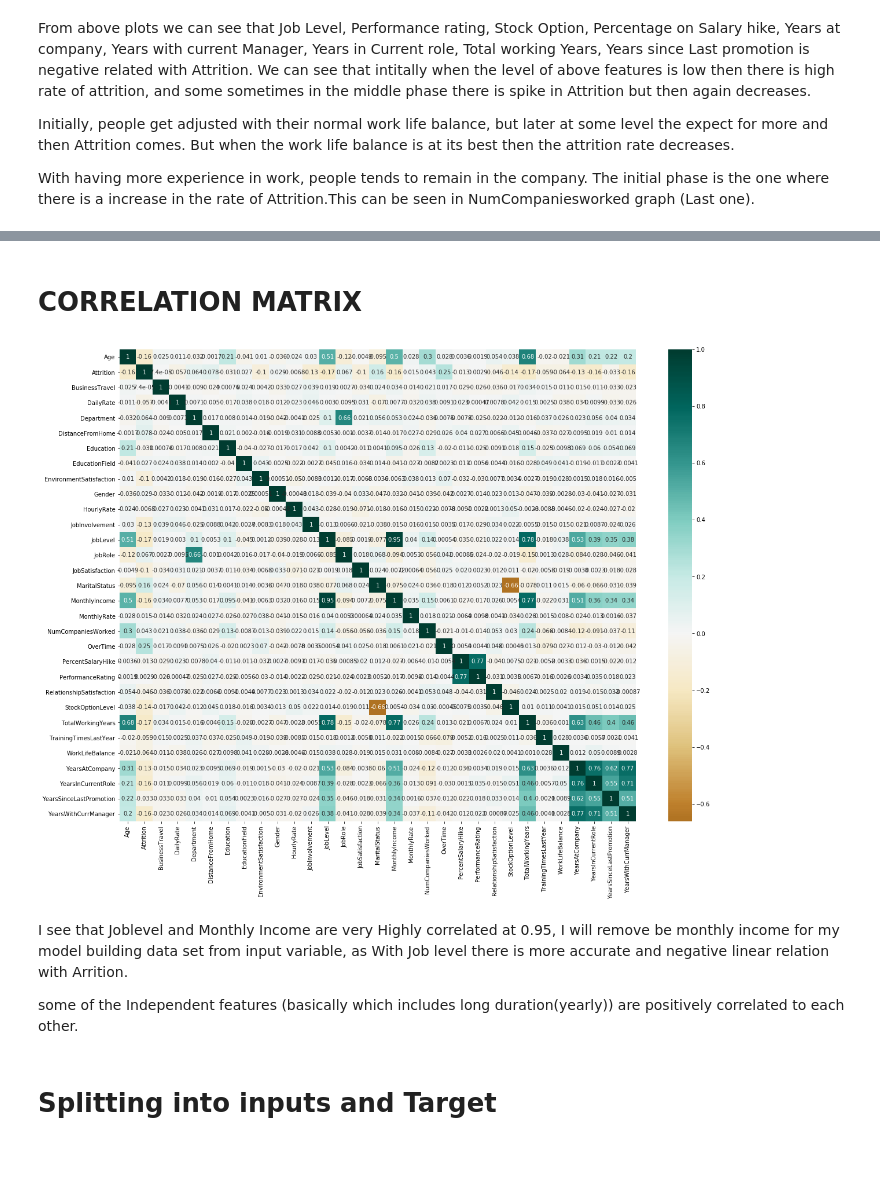
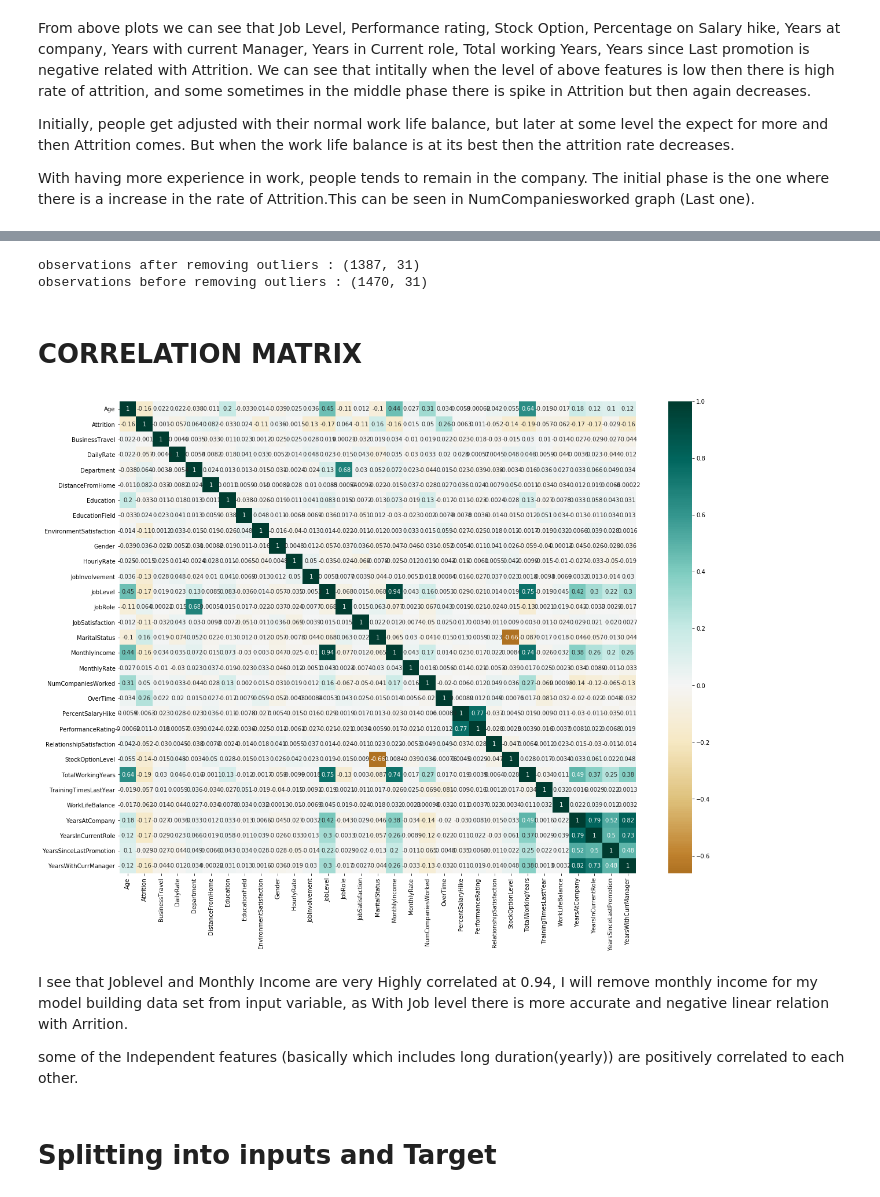
Before and after one commit to sonirl/DT_Evaluation-projects, a Jupyter notebook: project_4_HRanalytics.ipynb, the cells around one changed output, grey strips where cells are left out. Saved outputs shown, nothing was run; the diff lists cells and outputs as text; code cells hidden in the pictures; blank space fills up the shorter version.

```diff
--- a/project_4_HRanalytics.ipynb
+++ b/project_4_HRanalytics.ipynb
@@ -531,0 +536,4 @@ With having more experience in work, people tends to remain in the company. The
+# %%
+#using zscore test for detecting outliers
+from scipy.stats import zscore
+z = np.abs(zscore(data_copy))
@@ -532,13 +561,20 @@ With having more experience in work, people tends to remain in the company. The
+# %%
+data_after_outliers = data_copy[(z<3).all(axis = 1)]
+print('observations after removing outliers :',data_after_outliers.shape)
+print('observations before removing outliers :', data_copy.shape)
+# %% [output]
+observations after removing outliers : (1387, 31)
+observations before removing outliers : (1470, 31)
 # %% [markdown]
 # CORRELATION MATRIX
 # %%
 plt.figure(figsize=(20,15))
-sns.heatmap(data_copy.corr(),annot=True,cmap='BrBG',center=0)
+sns.heatmap(data_after_outliers.corr(),annot=True,cmap='BrBG',center=0)
 plt.show()
 # %% [output]
-[figure, old version]
+[figure, new version]
 # %% [markdown]
-I see that Joblevel and Monthly Income are very Highly correlated at 0.95, I will remove be monthly income for my model building data set from input variable, as With Job level there is more accurate and negative linear relation with Arrition.
+I see that Joblevel and Monthly Income are very Highly correlated at 0.94, I will remove  monthly income for my model building data set from input variable, as With Job level there is more accurate and negative linear relation with Arrition.
 
 some of the Independent features (basically which includes long duration(yearly)) are positively correlated to each other.
 # %% [markdown]
```
Also changed, not shown: parts of 19 cells of this notebook.
